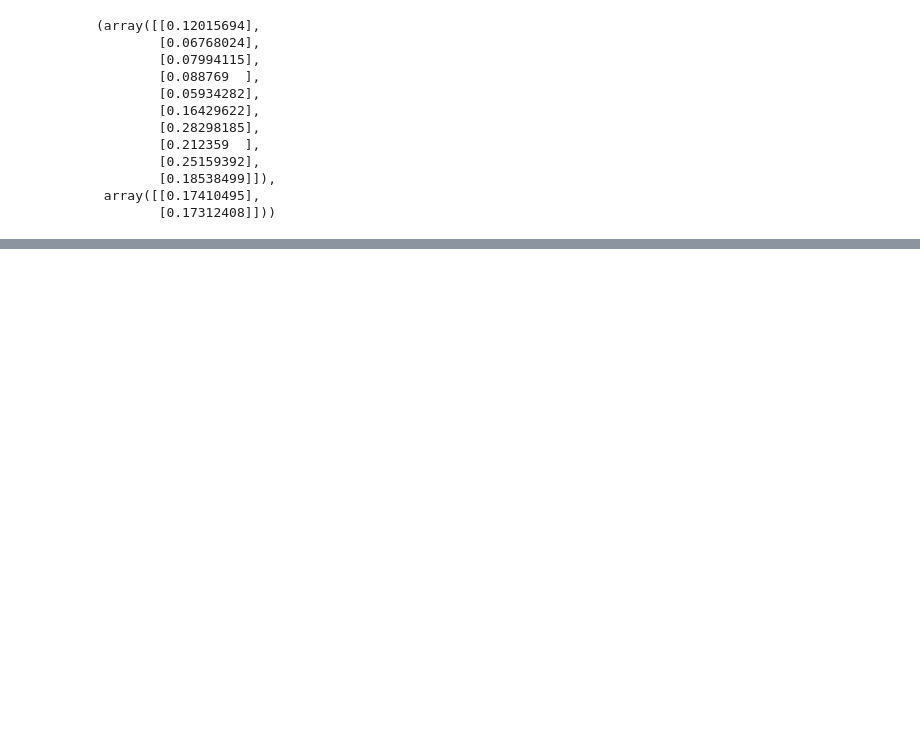
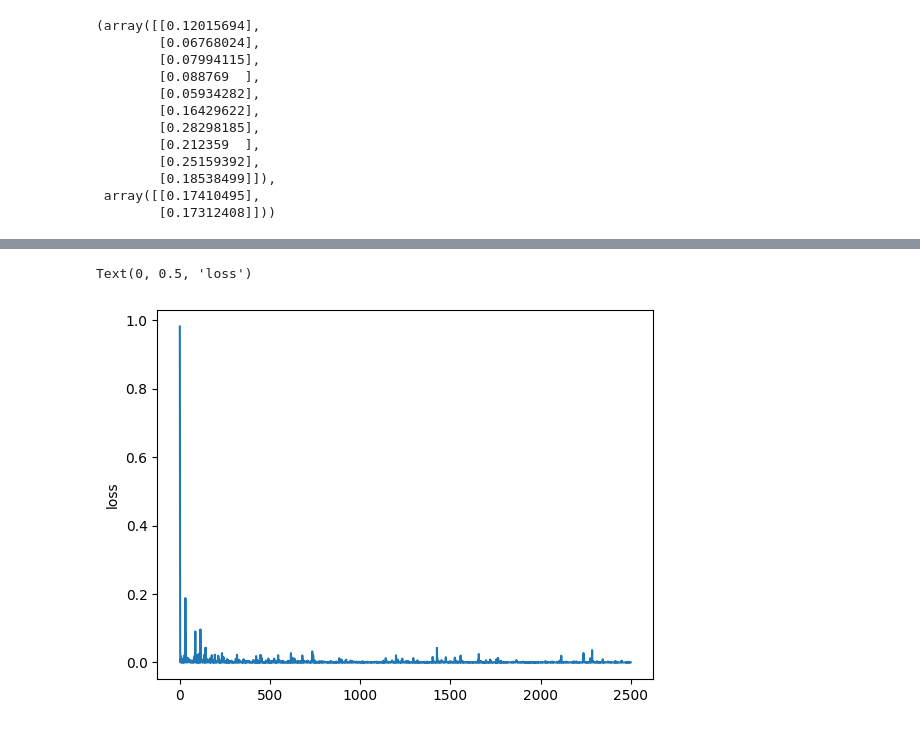
Before and after one commit to julianjandeleit/transformer-models-time-series-forecasting, a Jupyter notebook: notebooks/transformer_experimentation.ipynb, the cells around one changed output, grey strips where cells are left out. Cells and saved outputs as stored; diff of their text form; code cells hidden in the pictures; blank space fills up the shorter version.

```diff
--- a/notebooks/transformer_experimentation.ipynb
+++ b/notebooks/transformer_experimentation.ipynb
@@ -556,6 +557,7 @@ def trainExperiment(data: ExperimentData, d_model, learning_rate, epoch_size, se
         mask = get_mask(Y.shape[0],Y.shape[0]).to(device)
         # forward pass
         #print(X.shape, target.shape, mask.shape, Y.shape)
+        net.train() # set training mode
         out = net(X,Y,mask)
         loss = F.mse_loss(out, Y) # should predict next step
 
@@ -590,16 +592,16 @@ def saveData(dir: pl.Path, expData: ExperimentData, trainData: TrainingData):
     torch.save(dc, dir / "exp_data.pt")
     print("data saved")
 
-# expData = getExperimentData(
-#     data_temp.copy().iloc[:1000,:],
-#     timefreq="5s",
-#     aggregator="mean",
-#     columns=["transpiration"],
-#     window_size=12,
-#     feature_size=10)
+expData = getExperimentData(
+    data_temp.copy().iloc[:1000,:],
+    timefreq="5s",
+    aggregator="mean",
+    columns=["transpiration"],
+    window_size=12,
+    feature_size=10)
 
-#trainData = trainExperiment(expData, 6, 0.0001, 1000, 0)
-#saveData(pl.Path("../data/experiment/"), expData, trainData)
+trainData = trainExperiment(expData, 6, 0.0001, 1000, 0)
+saveData(pl.Path("../data/experiment/"), expData, trainData)
 # %% [output]
 computing valid windows
 found 337 valid window(s)
@@ -656,0 +672,3 @@ data saved
+# %%
+expData = getExperimentData(data, timefreq="1s", aggregator="mean", columns=["values"], window_size=12, feature_size=10)
+trainData = trainExperiment(expData, 4, 0.01, int(0.25*expData.data_resampled.shape[0]),0)
@@ -656,0 +687,6 @@ data saved
+# %%
+plt.plot(trainData.losses)
+plt.ylabel("loss")
+# %% [output]
+Text(0, 0.5, 'loss')
+[figure, added]
```
Also changed, not shown: parts of 15 cells of this notebook.
